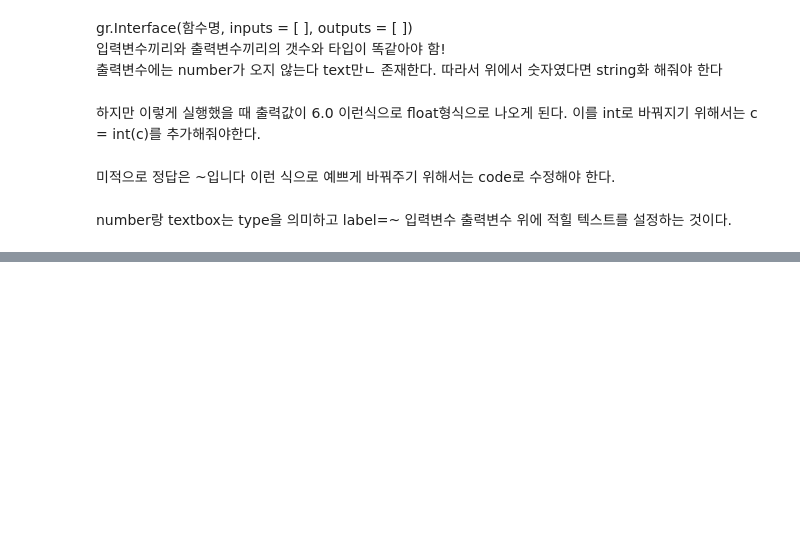
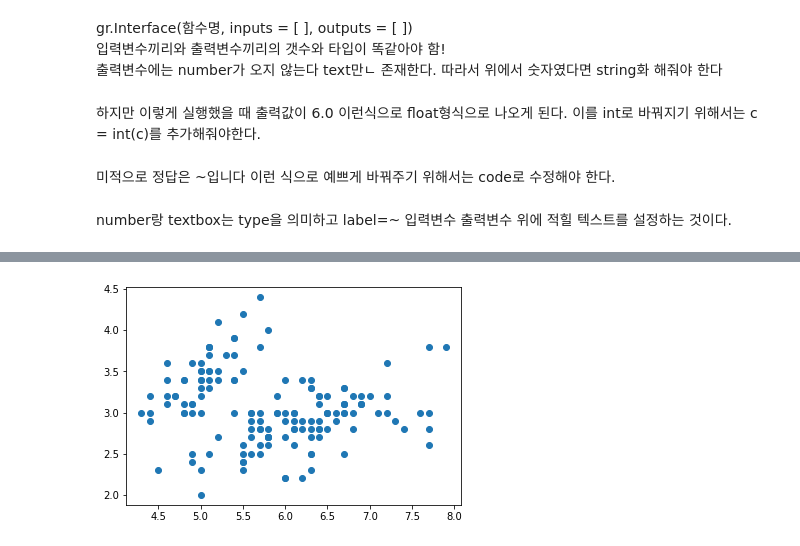
Before and after one commit to jinsu1214/class2022spring, a Jupyter notebook: 20220316.ipynb, the cells around one changed output, grey strips where cells are left out. Cells and saved outputs as stored; diff of their text form; code cells hidden in the pictures; blank space fills up the shorter version.

```diff
--- a/20220316.ipynb
+++ b/20220316.ipynb
@@ -678,0 +739,8 @@ number랑 textbox는 type을 의미하고 label=~ 입력변수 출력변수 위
+# %%
+x = list(df['sepal_length'])
+y = list(df['sepal_width'])
+# %%
+import matplotlib.pyplot as plt
+plt.scatter(x,y);
+# %% [output]
+[figure, added]
```
Also changed, not shown: parts of 16 cells of this notebook.
